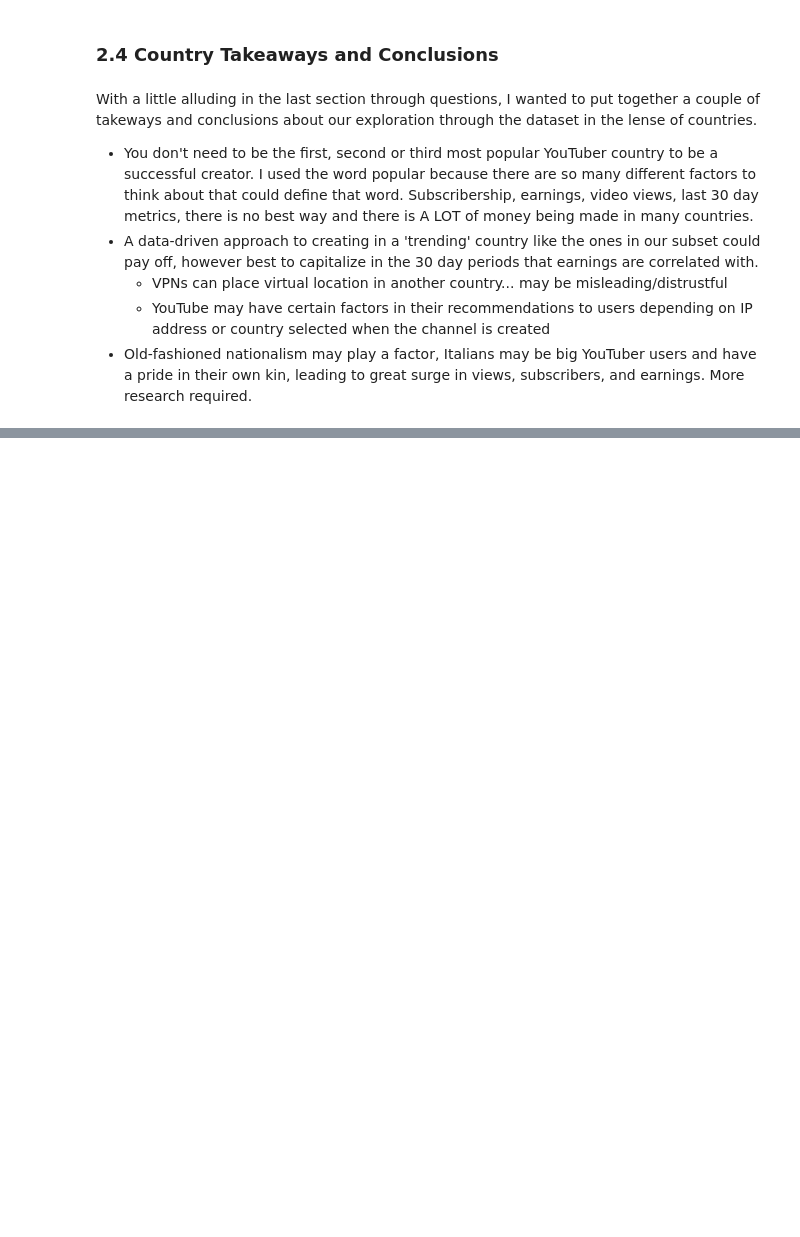
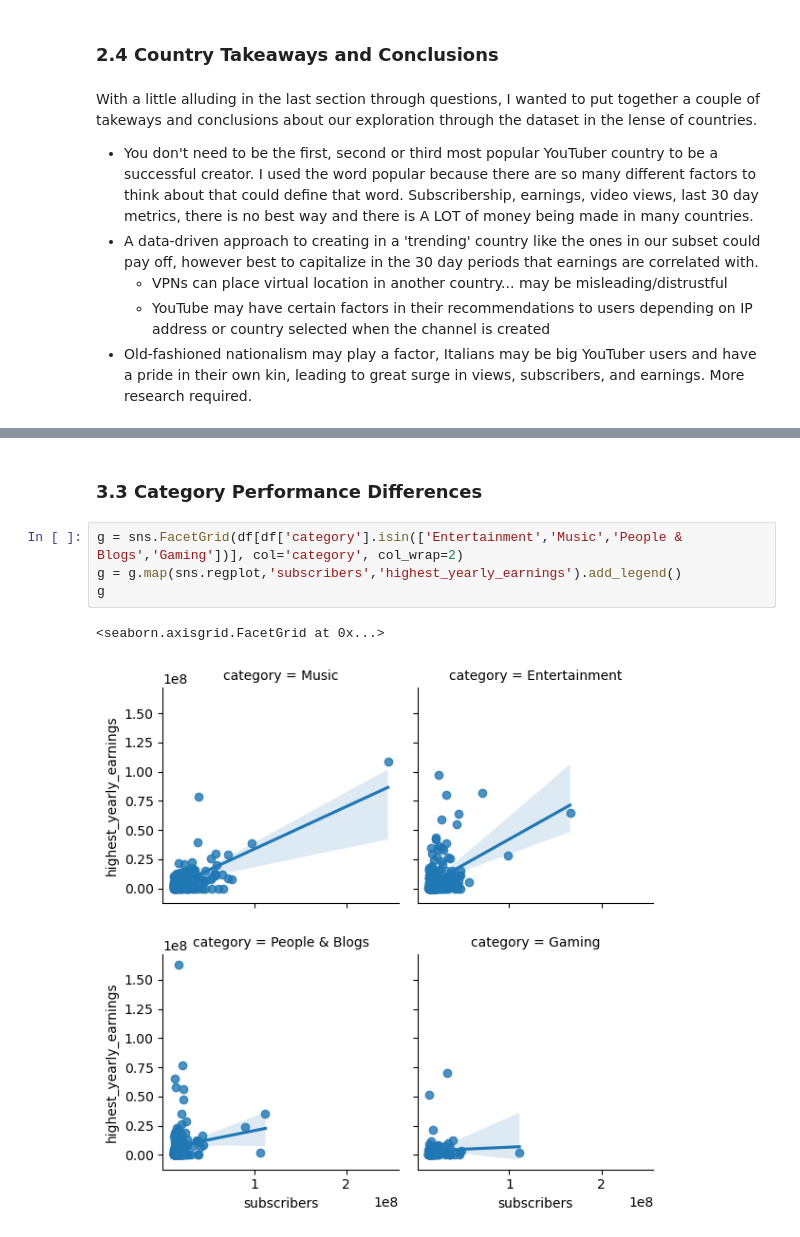
Before and after one commit to briangdrewes/youtuber-analysis, a Jupyter notebook: be_a_youtube_mrbeast.ipynb, the cells around one changed output, grey strips where cells are left out. Cells and saved outputs as stored; diff of their text form; blank space fills up the shorter version.

```diff
--- a/be_a_youtube_mrbeast.ipynb
+++ b/be_a_youtube_mrbeast.ipynb
@@ -368,0 +460,9 @@ With a little alluding in the last section through questions, I wanted to put to
+# %% [markdown]
+### 3.3 Category Performance Differences
+# %%
+g = sns.FacetGrid(df[df['category'].isin(['Entertainment','Music','People & Blogs','Gaming'])], col='category', col_wrap=2)
+g = g.map(sns.regplot,'subscribers','highest_yearly_earnings').add_legend()
+g
+# %% [output]
+<seaborn.axisgrid.FacetGrid at 0x...>
+[figure, added]
```
Also changed, not shown: parts of 44 cells of this notebook.
